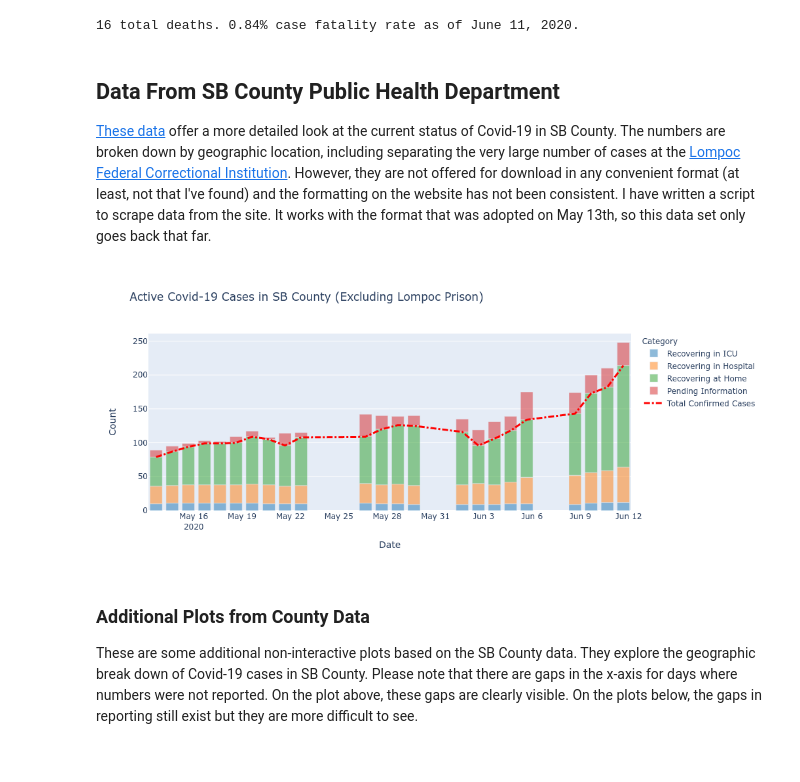
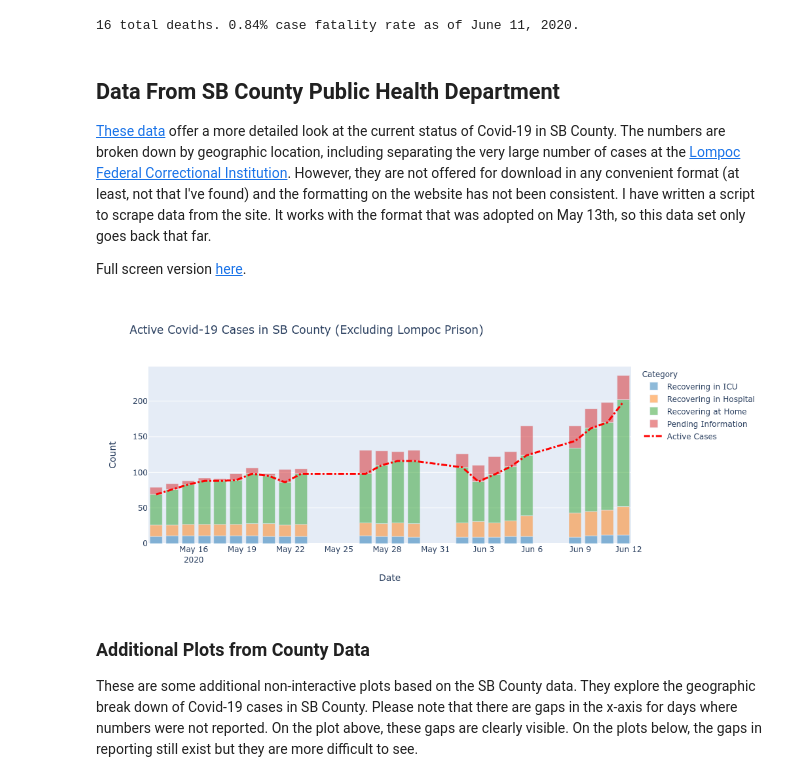
Before and after one commit to jkibele/SB_Covid, a Jupyter notebook: SB_Covid.ipynb, the cells around one changed output. Drawn from its saved outputs; the diff is of its cells as text; code cells hidden in the pictures.

Commit message:
More caveats and full screen of county data. Also correction to bug.

```diff
--- a/SB_Covid.ipynb
+++ b/SB_Covid.ipynb
@@ -89,6 +89,8 @@ print(f"{n_dead} total deaths. {death_per_confirmed:.2f}% case fatality rate as
 ## Data From SB County Public Health Department
 
 [These data](https://publichealthsbc.org/status-reports/) offer a more detailed look at the current status of Covid-19 in SB County. The numbers are broken down by geographic location, including separating the very large number of cases at the [Lompoc Federal Correctional Institution](https://en.wikipedia.org/wiki/Federal_Correctional_Institution,_Lompoc). However, they are not offered for download in any convenient format (at least, not that I've found) and the formatting on the website has not been consistent. I have written a script to scrape data from the site. It works with the format that was adopted on May 13th, so this data set only goes back that far.
+
+Full screen version [here](sb_county_active.html).
 # %%
 from urllib.request import Request, urlopen
 from bs4 import BeautifulSoup
@@ -196,26 +198,31 @@ def getTotalConfirmed(soup):
 # %%
 cdf = communityDF(status_containers)
 cdf['Date'] = cdf.index
 cdf = pd.DataFrame(cdf.to_records(index=False)).sort_values('Date')
+cdf['Recovering in Hospital'] -= cdf['Recovering in ICU']
 plot_cols = ['Pending Information', 'Recovering at Home', 'Recovering in Hospital', 'Recovering in ICU', 'Date']
 cdfm = cdf[plot_cols].melt(value_vars=['Pending Information', 'Recovering at Home', 'Recovering in Hospital', 'Recovering in ICU'],
                            id_vars='Date', var_name='Category', value_name='Count')
 cat_order = [
     'Recovering in ICU',
     'Recovering in Hospital',
     'Recovering at Home',
     'Pending Information'
 ]
 cdfm = pd.concat([cdfm.query("`Category`==@cat") for cat in cat_order])
 cdfm.Category.unique()
 
 fig = px.bar(cdfm, x='Date', y='Count', color='Category', color_discrete_sequence=pxtab10,
             title="Active Covid-19 Cases in SB County (Excluding Lompoc Prison)")
-tot = cdfm.query("Category != 'Pending Information'").groupby('Date').sum()
-fig.add_trace(go.Scatter(x=tot.index, y=tot.Count, mode='lines', name='Total Confirmed Cases', line=dict(dash='dashdot', width=3, color='red')))
+# tot = cdfm.query("Category != 'Pending Information'").groupby('Date').sum()
+tot = cdf[['Active Cases', 'Date']]
+tot = tot.set_index('Date')
+fig.add_trace(go.Scatter(x=tot.index, y=tot['Active Cases'], mode='lines', name='Active Cases', line=dict(dash='dashdot', width=3, color='red')))
+# fig.add_trace(go.Scatter(x=tot.index, y=tot.Count, mode='lines', name='Total Confirmed Cases', line=dict(dash='dashdot', width=3, color='red')))
 fig.show()
+pio.write_html(fig, file='sb_county_active.html')
 # %% [output]
-[figure, old version]
+[figure, new version]
 # %% [markdown]
 ### Additional Plots from County Data
 
```
Also changed, not shown: parts of 1 cell of this notebook, 3 other files.
